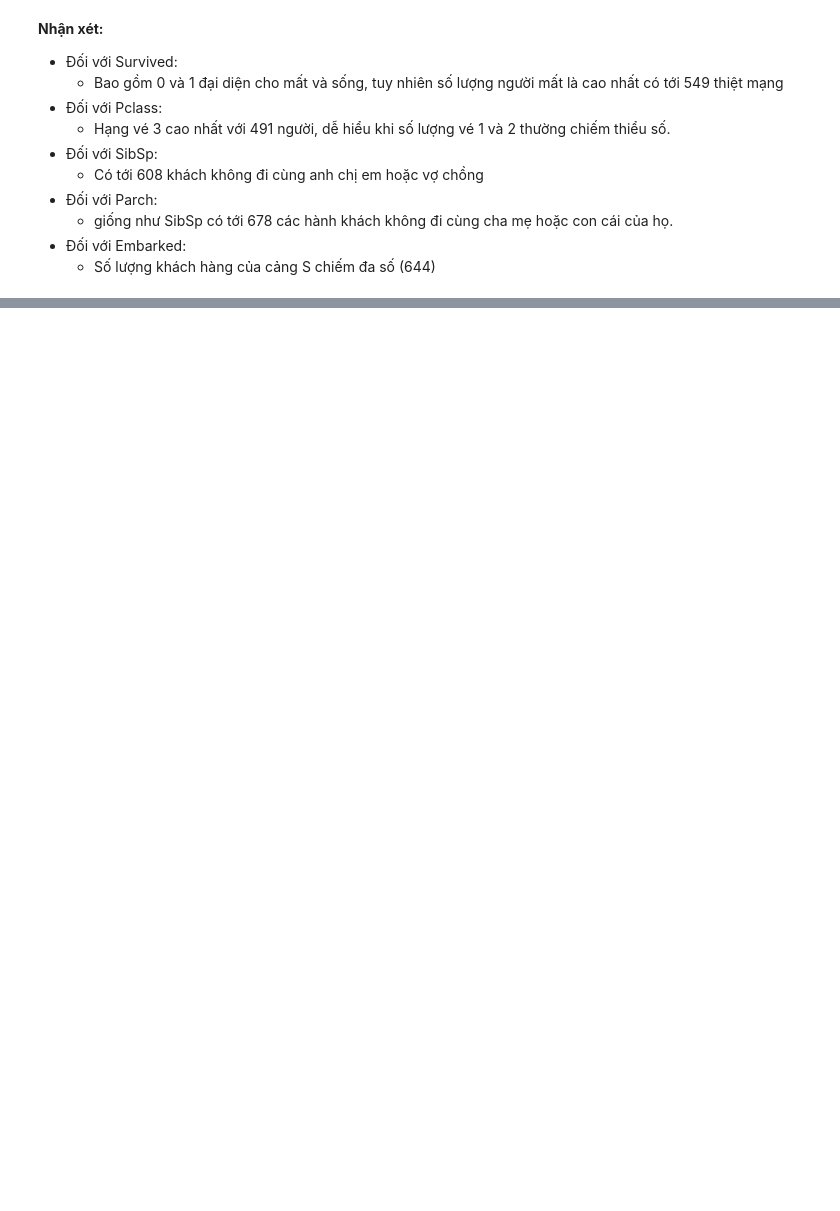
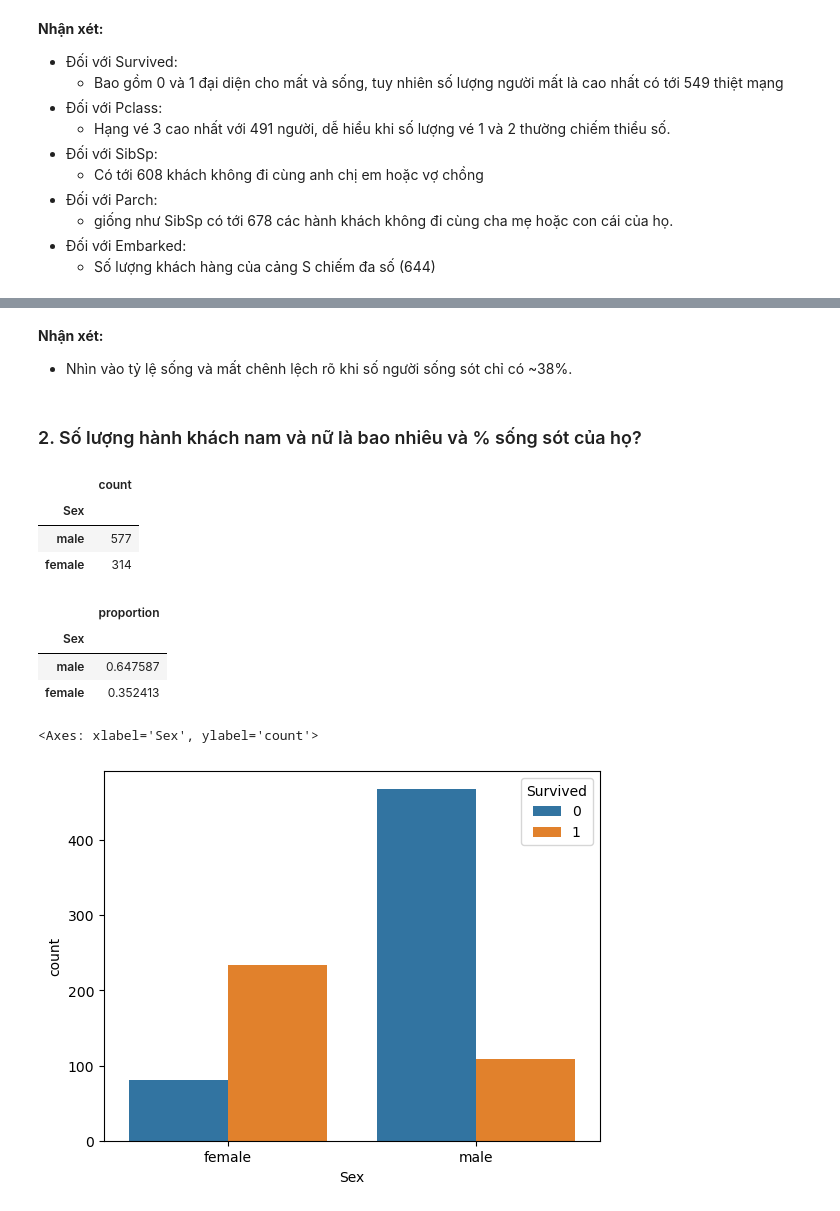
Before and after one commit to aquattda/ML_04, a Jupyter notebook: titanic.ipynb, the cells around one changed output, grey strips where cells are left out. Drawn from its saved outputs; the diff is of its cells as text; code cells hidden in the pictures; blank space fills up the shorter version.

```diff
--- a/titanic.ipynb
+++ b/titanic.ipynb
@@ -314,0 +363,20 @@ memory usage: 54.2+ KB
+# %% [markdown]
+**Nhận xét:**
+- Nhìn vào tỷ lệ sống và mất chênh lệch rõ khi số người sống sót chỉ có ~38%.
+# %% [markdown]
+### 2. Số lượng hành khách nam và nữ là bao nhiêu và % sống sót của họ?
+# %%
+display(titanic_train["Sex"].value_counts().to_frame())
+display(titanic_train["Sex"].value_counts(normalize= True).to_frame())
+sns.countplot(data=titanic_train, x= "Sex", hue= "Survived") #hue giúp phân 2 nhóm giới tính so với từng nhóm trong Survived
+# %% [output]
+|  | count |
+| Sex |  |
+| male | 577 |
+| female | 314 |
+|  | proportion |
+| Sex |  |
+| male | 0.647587 |
+| female | 0.352413 |
+<Axes: xlabel='Sex', ylabel='count'>
+[figure, added]
```
Also changed, not shown: parts of 18 cells of this notebook.
